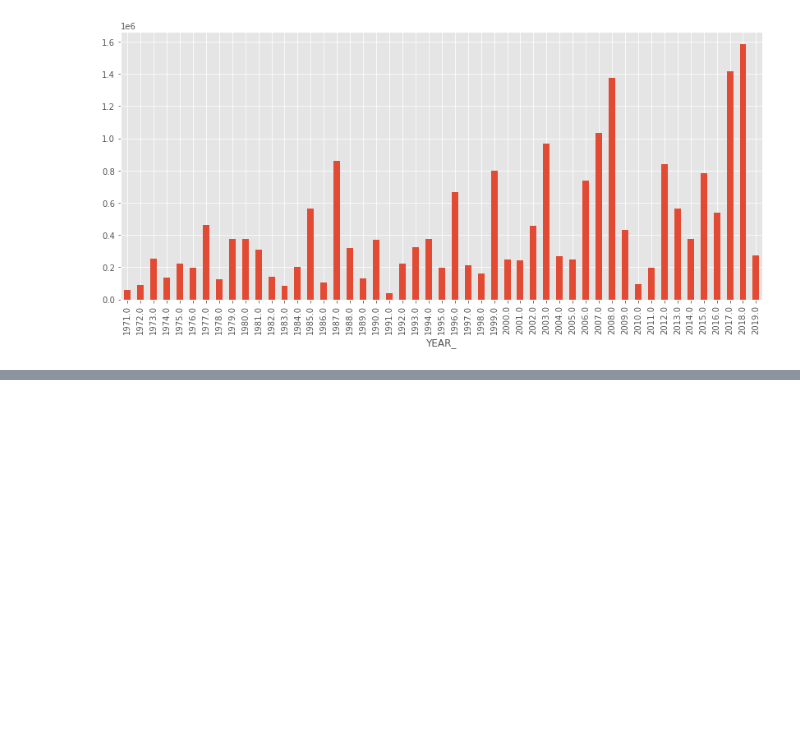
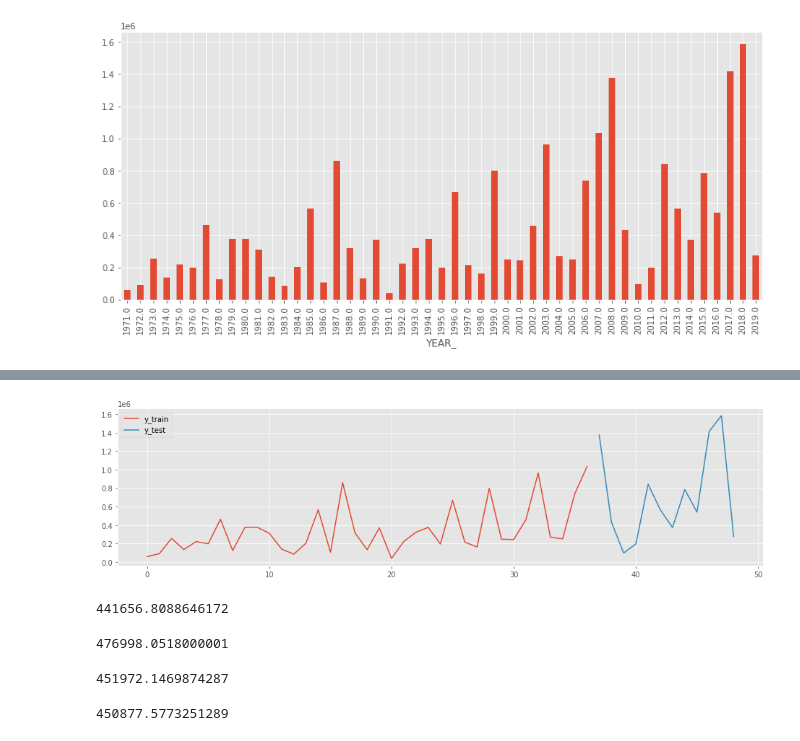
Before and after one commit to jefremides/Project_5, a Jupyter notebook: claire_data_cleaning_acres.ipynb, the cells around one changed output, grey strips where cells are left out. Saved outputs shown, nothing was run; the diff lists cells and outputs as text; code cells hidden in the pictures; blank space fills up the shorter version.

Commit message:
adding time series predictions

```diff
--- a/claire_data_cleaning_acres.ipynb
+++ b/claire_data_cleaning_acres.ipynb
@@ -60,3 +68,6 @@ plt.subplots(figsize=(14, 6))
 acres_df.groupby('YEAR_')['GIS_ACRES'].sum().plot(kind='bar');
 # %% [output]
 [figure]
+# %%
+y = acres_df.groupby('YEAR_')['GIS_ACRES'].sum().reset_index(drop=True)
+y
@@ -62,0 +92,34 @@ acres_df.groupby('YEAR_')['GIS_ACRES'].sum().plot(kind='bar');
+# %%
+y_train, y_test = temporal_train_test_split(y, test_size=12)
+# %%
+plot_ys(y_train, y_test, labels=['y_train', 'y_test']);
+# %% [output]
+[figure, added]
+# %%
+naive_model_mean = NaiveForecaster(strategy='mean')
+naive_model_mean.fit(y_train)
+y_preds_mean = naive_model_mean.predict(list(range(1, len(y_test)+1)))
+mean_absolute_error(y_test, y_preds_mean)
+# %% [output]
+441656.8088646172
+# %%
+naive_model_season = NaiveForecaster(strategy='last', sp=10)
+naive_model_season.fit(y_train)
+y_preds_season = naive_model_season.predict(list(range(1, len(y_test)+1)))
+mean_absolute_error(y_test, y_preds_season)
+# %% [output]
+476998.0518000001
+# %%
+sarima_model = AutoARIMA(sp=10, suppress_warnings=True)
+sarima_model.fit(y_train)
+y_preds_sarima = sarima_model.predict(list(range(1, len(y_test)+1)))
+mean_absolute_error(y_test, y_preds_sarima)
+# %% [output]
+451972.1469874287
+# %%
+hw_model = AutoETS(auto=True, sp=10)
+hw_model.fit(y_train.astype('float'))
+y_preds_hw = hw_model.predict(list(range(1, len(y_test)+1)))
+mean_absolute_error(y_test, y_preds_hw)
+# %% [output]
+450877.5773251289
```
Also changed, not shown: parts of 12 cells of this notebook, 2 other files.
